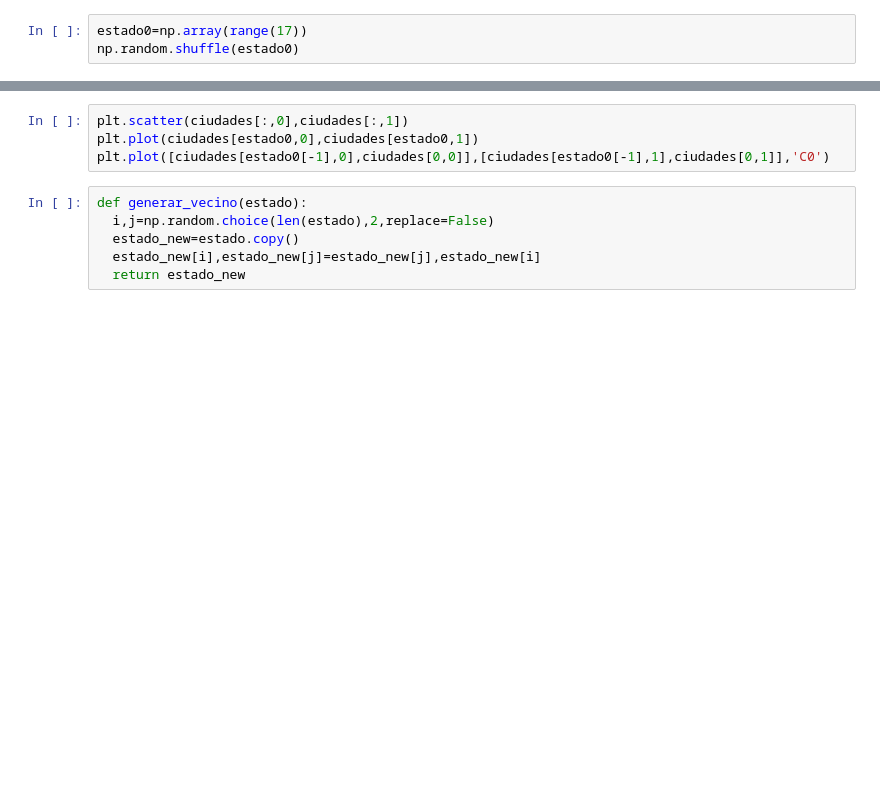
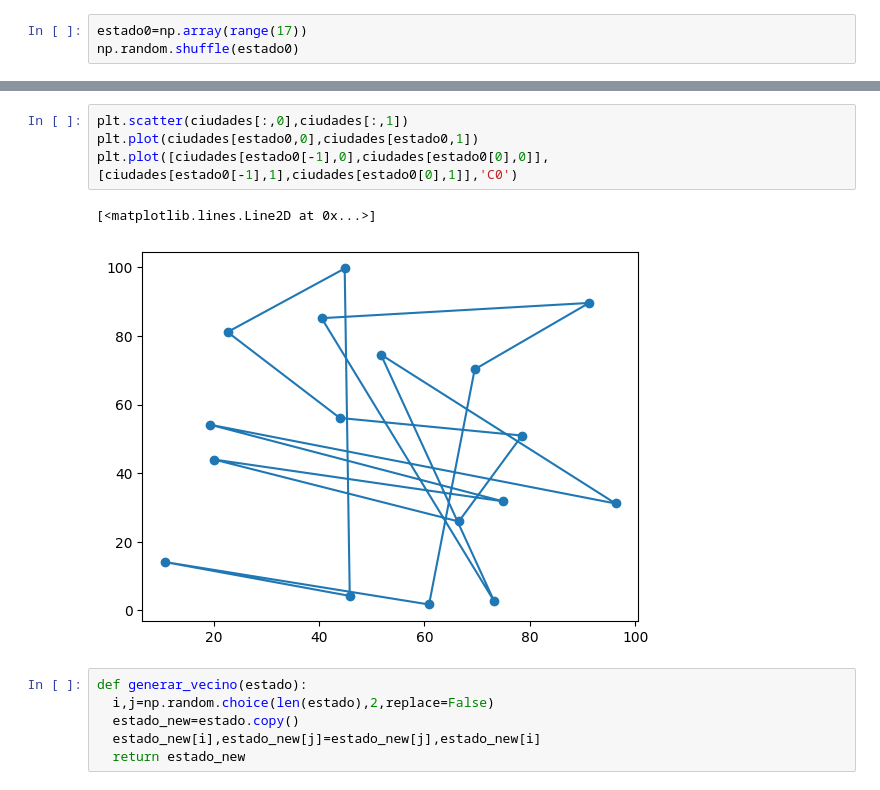
Before and after one commit to ArellanoMCarlos/SimMatO2025, a Jupyter notebook: Módulo 3 - Métodos de búsqueda/1 - Métodos de búsqueda.ipynb, the cells around one changed output, grey strips where cells are left out. Cells and saved outputs as stored; diff of their text form; blank space fills up the shorter version.

```diff
--- a/Módulo 3 - Métodos de búsqueda/1 - Métodos de búsqueda.ipynb
+++ b/Módulo 3 - Métodos de búsqueda/1 - Métodos de búsqueda.ipynb
@@ -298,7 +267,10 @@ np.float64(811.5364540827144)
 # %%
 plt.scatter(ciudades[:,0],ciudades[:,1])
 plt.plot(ciudades[estado0,0],ciudades[estado0,1])
-plt.plot([ciudades[estado0[-1],0],ciudades[0,0]],[ciudades[estado0[-1],1],ciudades[0,1]],'C0')
+plt.plot([ciudades[estado0[-1],0],ciudades[estado0[0],0]],[ciudades[estado0[-1],1],ciudades[estado0[0],1]],'C0')
+# %% [output]
+[<matplotlib.lines.Line2D at 0x...>]
+[figure, added]
 # %%
 def generar_vecino(estado):
   i,j=np.random.choice(len(estado),2,replace=False)
```
Also changed, not shown: parts of 8 cells of this notebook.
